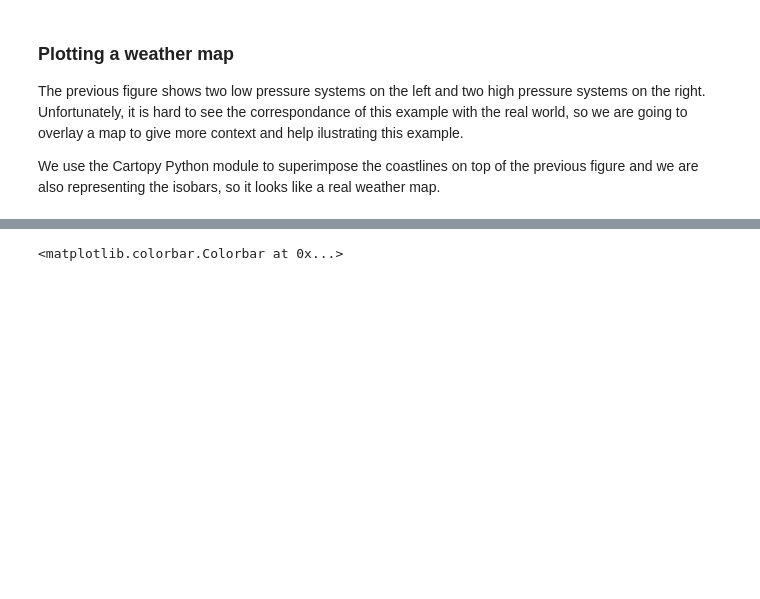
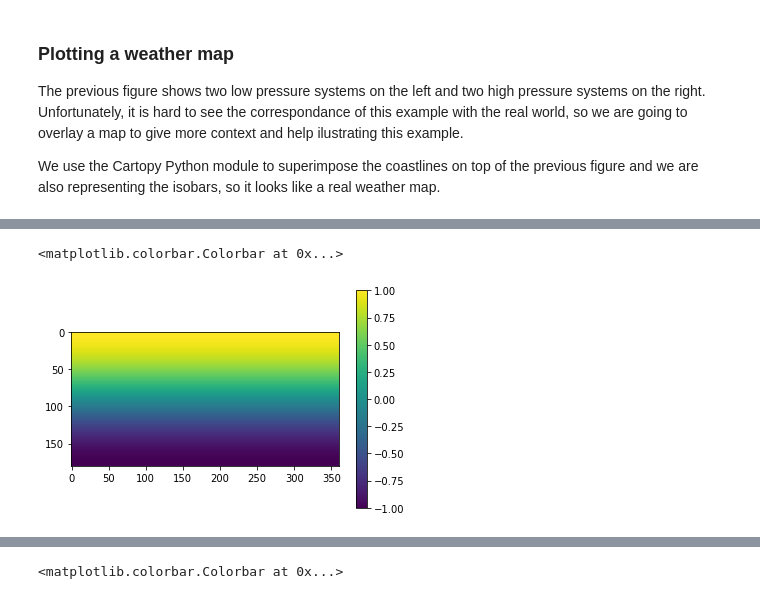
Before and after one commit to prl900/comp_physics, a Jupyter notebook: _notebooks/2021-05-11-wpnp.ipynb, the cells around one changed output, grey strips where cells are left out. Drawn from its saved outputs; the diff is of its cells as text; code cells hidden in the pictures; blank space fills up the shorter version.

```diff
--- a/_notebooks/2021-05-11-wpnp.ipynb
+++ b/_notebooks/2021-05-11-wpnp.ipynb
@@ -83,0 +109,6 @@ $$Ug=\frac{1}{\rho f_c} \frac{\Delta P}{\Delta x}$$
+# %%
+plt.imshow(np.sin(ϕϕ))
+plt.colorbar()
+# %% [output]
+<matplotlib.colorbar.Colorbar at 0x...>
+[figure, added]
```
Also changed, not shown: parts of 8 cells of this notebook.
